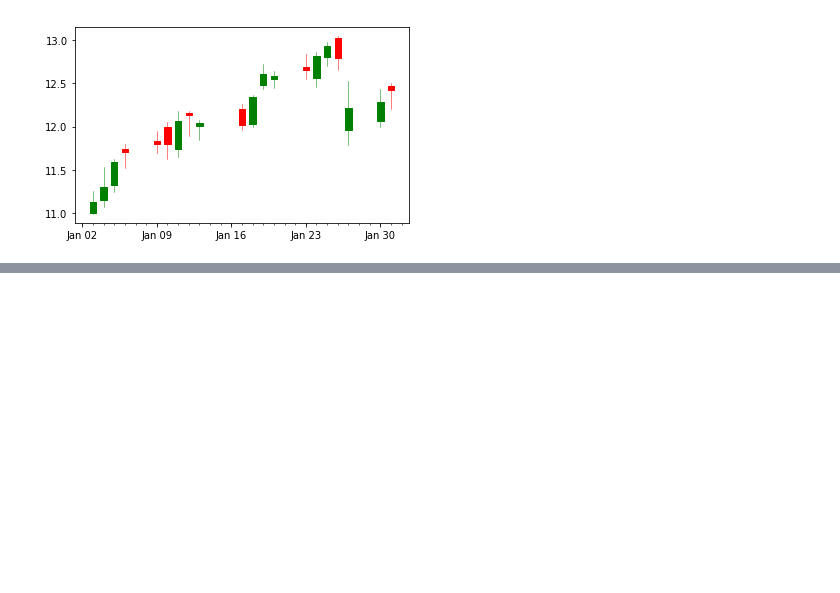
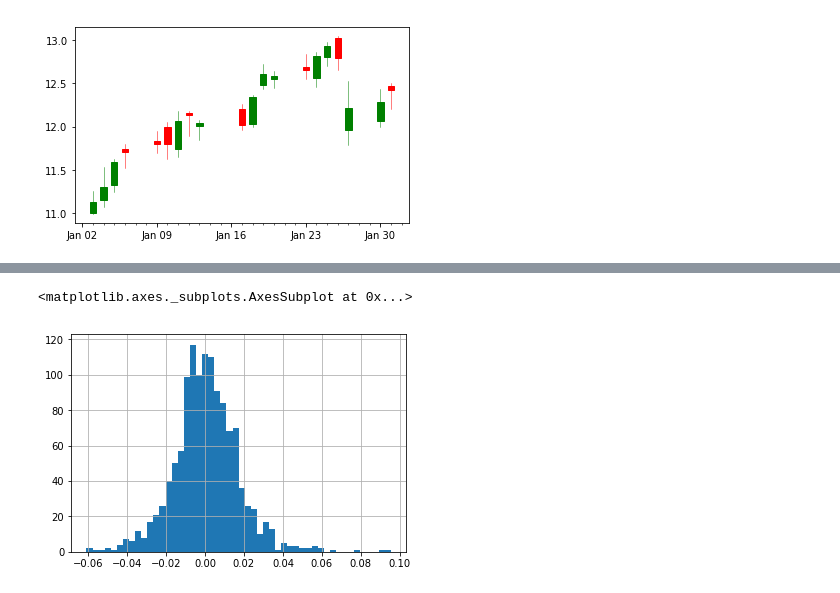
Before and after one commit to fagan2888/udemy-python-for-finance, a Jupyter notebook: stock_market_analysis.ipynb, the cells around one changed output, grey strips where cells are left out. Drawn from its saved outputs; the diff is of its cells as text; code cells hidden in the pictures; blank space fills up the shorter version.

```diff
--- a/stock_market_analysis.ipynb
+++ b/stock_market_analysis.ipynb
@@ -180,0 +250,5 @@ candlestick_ohlc(ax, ford_values, width=0.6, colorup='g', colordown='r');
+# %%
+gm['returns'].hist(bins=50)
+# %% [output]
+<matplotlib.axes._subplots.AxesSubplot at 0x...>
+[figure, added]
```
Also changed, not shown: parts of 14 cells of this notebook.
